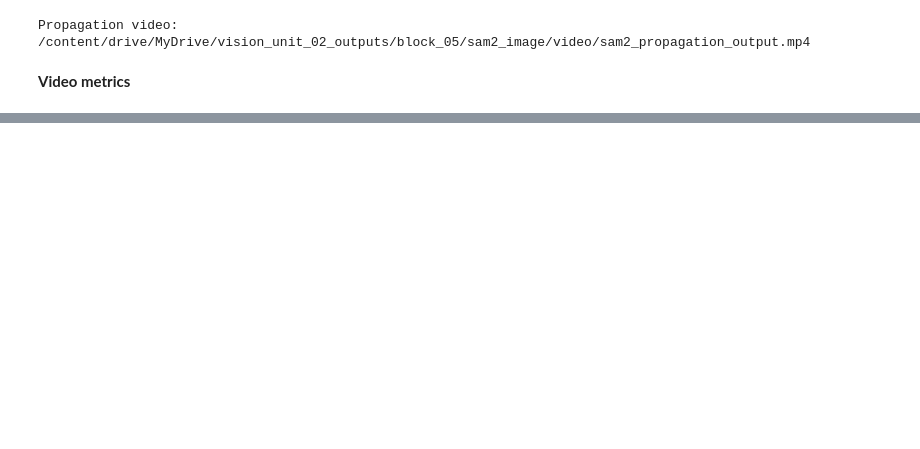
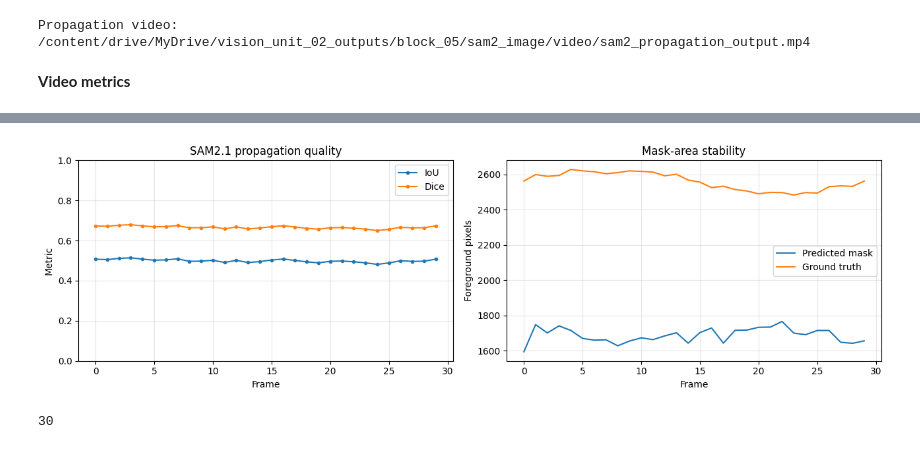
Before and after one commit to mdmohsin212/modern-vision-multimodal-lab, a Jupyter notebook: Vision/02_segmentation/sam_and_model_clinic.ipynb, the cells around one changed output, grey strips where cells are left out. Drawn from its saved outputs; the diff is of its cells as text; code cells hidden in the pictures; blank space fills up the shorter version.

```diff
--- a/Vision/02_segmentation/sam_and_model_clinic.ipynb
+++ b/Vision/02_segmentation/sam_and_model_clinic.ipynb
@@ -1696,30 +1693,79 @@ figure, axes = plt.subplots(
 )
 
 axes[0].plot(
     video_metrics[
         "frame_index"
     ],
     video_metrics["iou"],
     marker="o",
     markersize=3,
     label="IoU",
 )
 
 axes[0].plot(
     video_metrics[
         "frame_index"
     ],
     video_metrics["dice"],
     marker="o",
     markersize=3,
     label="Dice",
 )
 
 axes[0].set_ylim(0, 1)
 axes[0].set_xlabel("Frame")
 axes[0].set_ylabel("Metric")
 axes[0].set_title(
     "SAM2.1 propagation quality"
 )
 axes[0].grid(alpha=0.3)
 axes[0].legend()
+
+axes[1].plot(
+    video_metrics[
+        "frame_index"
+    ],
+    video_metrics[
+        "predicted_pixels"
+    ],
+    label="Predicted mask",
+)
+
+axes[1].plot(
+    video_metrics[
+        "frame_index"
+    ],
+    video_metrics[
+        "gt_pixels"
+    ],
+    label="Ground truth",
+)
+
+axes[1].set_xlabel("Frame")
+axes[1].set_ylabel("Foreground pixels")
+axes[1].set_title(
+    "Mask-area stability"
+)
+axes[1].grid(alpha=0.3)
+axes[1].legend()
+
+figure.tight_layout()
+
+temporal_figure_path = (
+    VIDEO_DIR
+    / "sam2_temporal_metrics.png"
+)
+
+figure.savefig(
+    temporal_figure_path,
+    dpi=180,
+    bbox_inches="tight",
+)
+
+plt.show()
+# %% [output]
+[figure, added]
+# %%
+len(video_metrics)
+# %% [output]
+30
```
Also changed, not shown: parts of 8 cells of this notebook.
